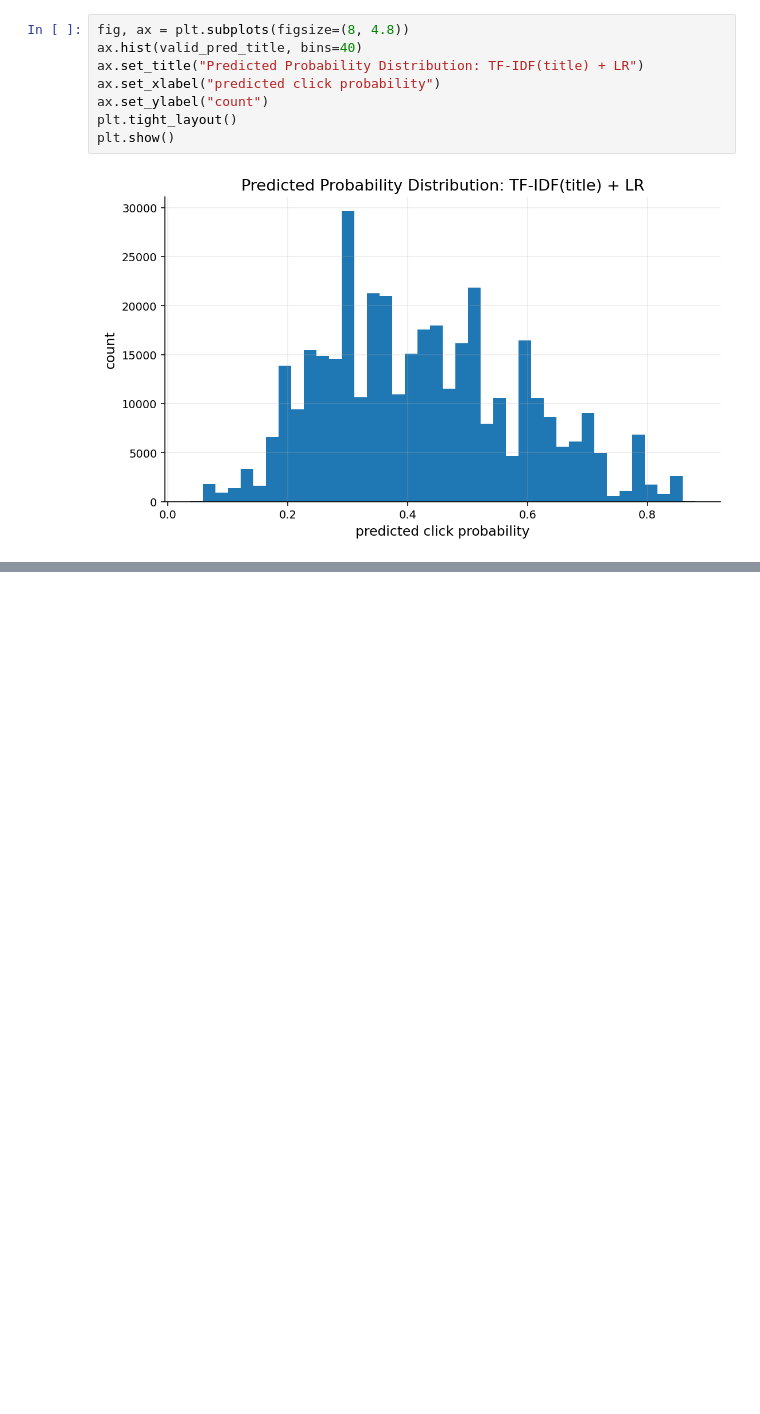
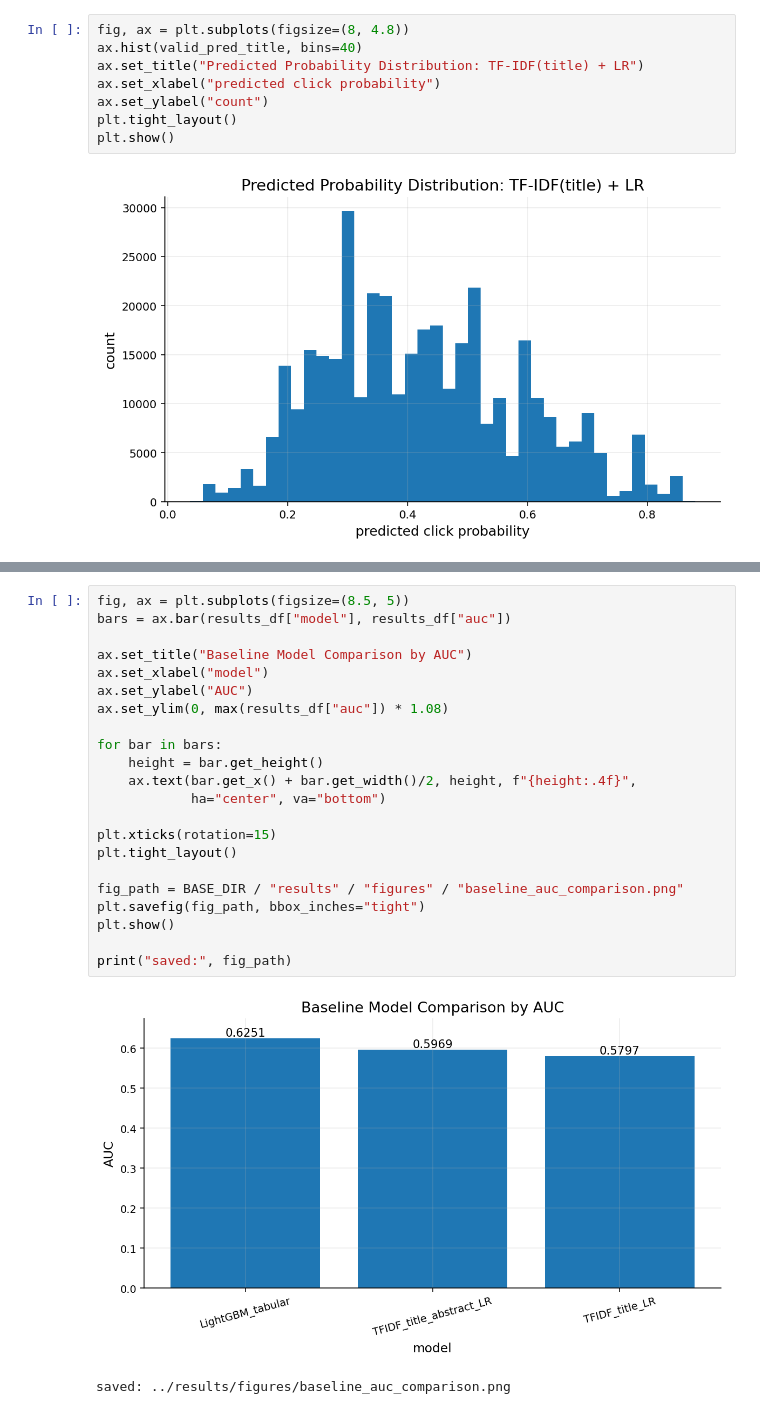
Before and after one commit to XvniYuSheng/mind-thesis, a Jupyter notebook: notebooks/03_baseline_lr_lgb.ipynb, the cells around one changed output, grey strips where cells are left out. Cells and saved outputs as stored; diff of their text form; blank space fills up the shorter version.

```diff
--- a/notebooks/03_baseline_lr_lgb.ipynb
+++ b/notebooks/03_baseline_lr_lgb.ipynb
@@ -261,0 +434,25 @@ plt.show()
+# %%
+fig, ax = plt.subplots(figsize=(8.5, 5))
+bars = ax.bar(results_df["model"], results_df["auc"])
+
+ax.set_title("Baseline Model Comparison by AUC")
+ax.set_xlabel("model")
+ax.set_ylabel("AUC")
+ax.set_ylim(0, max(results_df["auc"]) * 1.08)
+
+for bar in bars:
+    height = bar.get_height()
+    ax.text(bar.get_x() + bar.get_width()/2, height, f"{height:.4f}",
+            ha="center", va="bottom")
+
+plt.xticks(rotation=15)
+plt.tight_layout()
+
+fig_path = BASE_DIR / "results" / "figures" / "baseline_auc_comparison.png"
+plt.savefig(fig_path, bbox_inches="tight")
+plt.show()
+
+print("saved:", fig_path)
+# %% [output]
+[figure, added]
+saved: ../results/figures/baseline_auc_comparison.png
```
Also changed, not shown: parts of 17 cells of this notebook, 6 other files.
